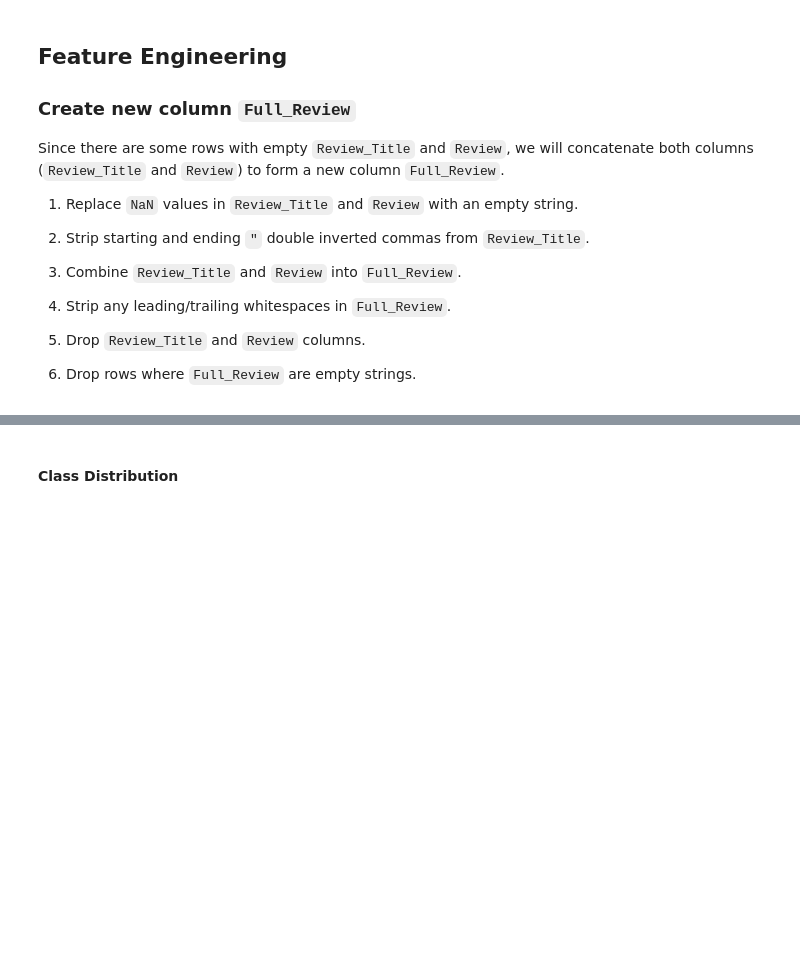
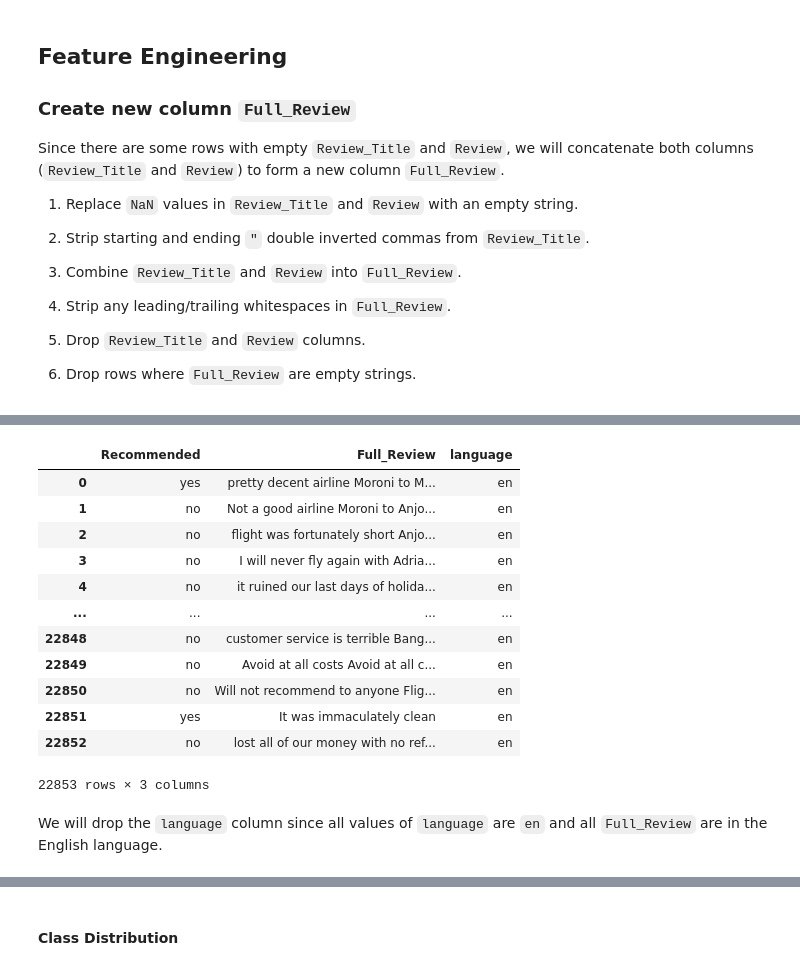
Before and after one commit to hyinki/mla, a Jupyter notebook: project.ipynb, the cells around one changed output, grey strips where cells are left out. Saved outputs shown, nothing was run; the diff lists cells and outputs as text; code cells hidden in the pictures; blank space fills up the shorter version.

```diff
--- a/project.ipynb
+++ b/project.ipynb
@@ -342,7 +339,3 @@ data = data.drop(columns = ['Review_Title', 'Review'])
 # Check if the 'Full_Review' column was added correctly and whether 'Review_Title' and 'Review' columns has been dropped
 data.head()
 print("The old shape is:",data.shape)
-
-# 6) Drop rows where `Full_Review` are empty strings
-data = data[data['Full_Review'] != ""]
-print("The new shape is:",data.shape)
@@ -353,17 +343,0 @@ data[(data["Overall_Rating"] == "1") & (data["Recommended"]=="yes")]
-# %%
-# Convert Overall_Rating to numeric
-unique_ratings = data['Overall_Rating'].unique()
-print(unique_ratings)
-
-# Step 2: Convert 'Overall_Rating' to numeric and handle non-numeric values (errors='coerce' converts non-numeric values to NaN)
-data['Overall_Rating'] = pd.to_numeric(data['Overall_Rating'], errors='coerce')
-
-# Check how many missing values were introduced in 'Overall_Rating'
-data['Overall_Rating'].isnull().sum()
-# %%
-# Remove rows with missing 'Overall_Rating' values
-data = df_cleaned.dropna(subset=['Overall_Rating'])
-
-# Display the shape and info of the cleaned dataframe
-print(df_cleaned.shape)
-print(df_cleaned.info())
@@ -389,0 +349,7 @@ df_cleaned = df_cleaned.drop_duplicates()
+# %%
+# 1) Drop rows where `Full_Review` are empty strings and reset the index
+data = data[data['Full_Review'] != ""].reset_index(drop=True)
+print("The new shape is:",data.shape)
+
+# 2) Check if there are no more null values in `data`
+data.isnull().sum()
@@ -389,0 +516,20 @@ df_cleaned = df_cleaned.drop_duplicates()
+# %%
+# Drop rows where language is NOT in english and reset the index
+data = data[data['language'] == 'en'].reset_index(drop=True)
+data
+# %% [output]
+|  | Recommended | Full_Review | language |
+| 0 | yes | pretty decent airline Moroni to M... | en |
+| 1 | no | Not a good airline Moroni to Anjo... | en |
+| 2 | no | flight was fortunately short Anjo... | en |
+| 3 | no | I will never fly again with Adria... | en |
+| 4 | no | it ruined our last days of holida... | en |
+| ... | ... | ... | ... |
+| 22848 | no | customer service is terrible Bang... | en |
+| 22849 | no | Avoid at all costs Avoid at all c... | en |
+| 22850 | no | Will not recommend to anyone Flig... | en |
+| 22851 | yes | It was immaculately clean | en |
+| 22852 | no | lost all of our money with no ref... | en |
+22853 rows × 3 columns
+# %% [markdown]
+We will drop the `language` column since all values of `language` are `en` and all `Full_Review` are in the English language.
```
Also changed, not shown: parts of 23 cells of this notebook.
